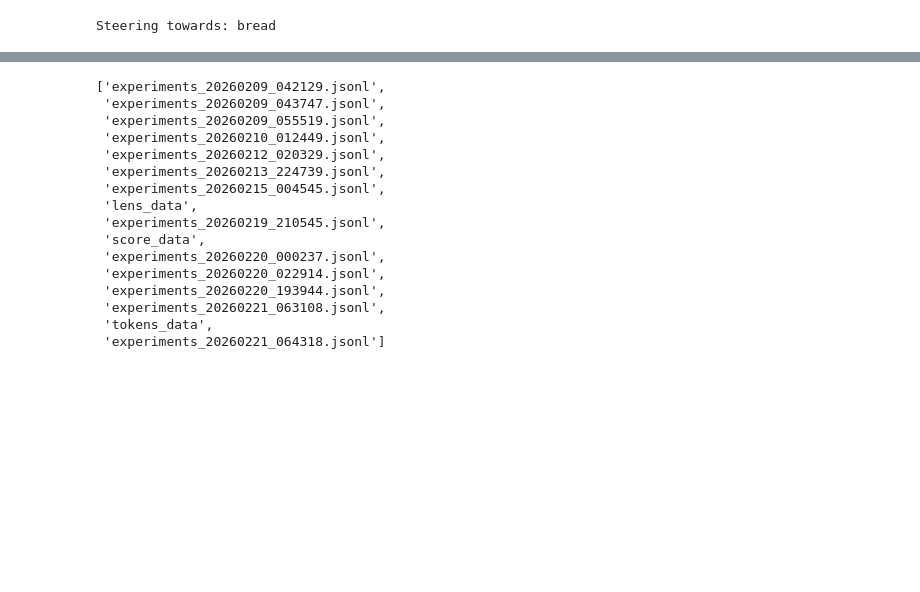
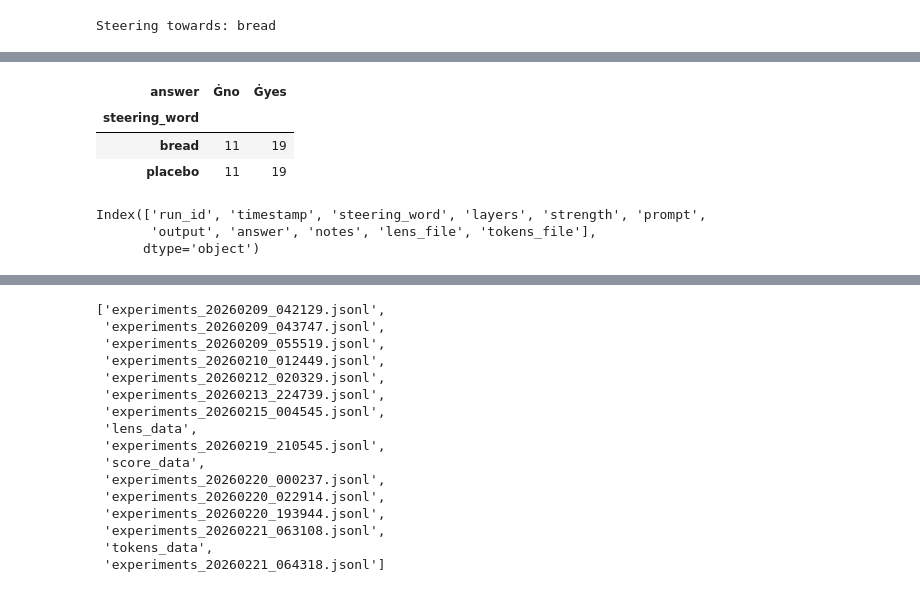
Before and after one commit to samj-ai/nntrospect, a Jupyter notebook: notebooks/introspection.ipynb, the cells around one changed output, grey strips where cells are left out. Cells and saved outputs as stored; diff of their text form; code cells hidden in the pictures; blank space fills up the shorter version.

```diff
--- a/notebooks/introspection.ipynb
+++ b/notebooks/introspection.ipynb
@@ -1800,0 +1833,14 @@ Generated: response 29 for placebo
+# %%
+# Load past experiment logs
+# NOTE: requires full filepath
+logger_past = ExperimentLogger.from_file(f'{log_dir}/experiments_20260225_200554.jsonl')
+# Get all results as DataFrame
+df = logger_past.to_dataframe()
+# get tp / fp / fn / tn counts
+result = pd.crosstab(df['steering_word'], df['answer'])
+result
+# %% [output]
+| answer | Ġno | Ġyes |
+| steering_word |  |  |
+| bread | 11 | 19 |
+| placebo | 11 | 19 |
@@ -1800,0 +1849,6 @@ Generated: response 29 for placebo
+# %%
+df.columns
+# %% [output]
+Index(['run_id', 'timestamp', 'steering_word', 'layers', 'strength', 'prompt',
+       'output', 'answer', 'notes', 'lens_file', 'tokens_file'],
+      dtype='object')
```
Also changed, not shown: parts of 22 cells of this notebook, 1 other file.
